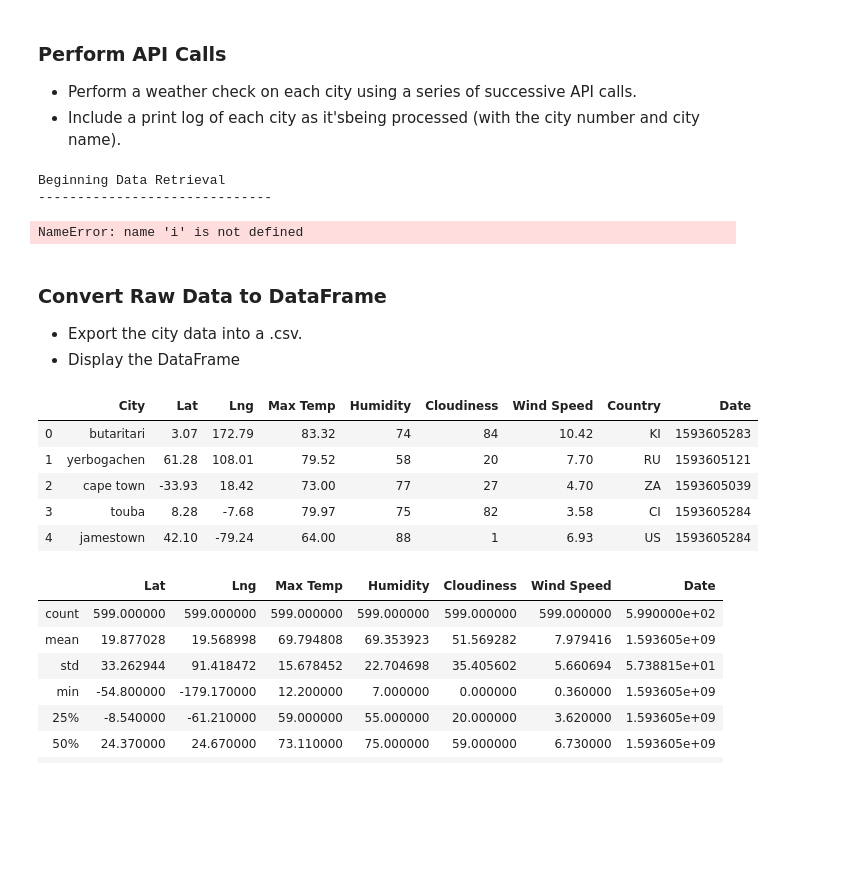
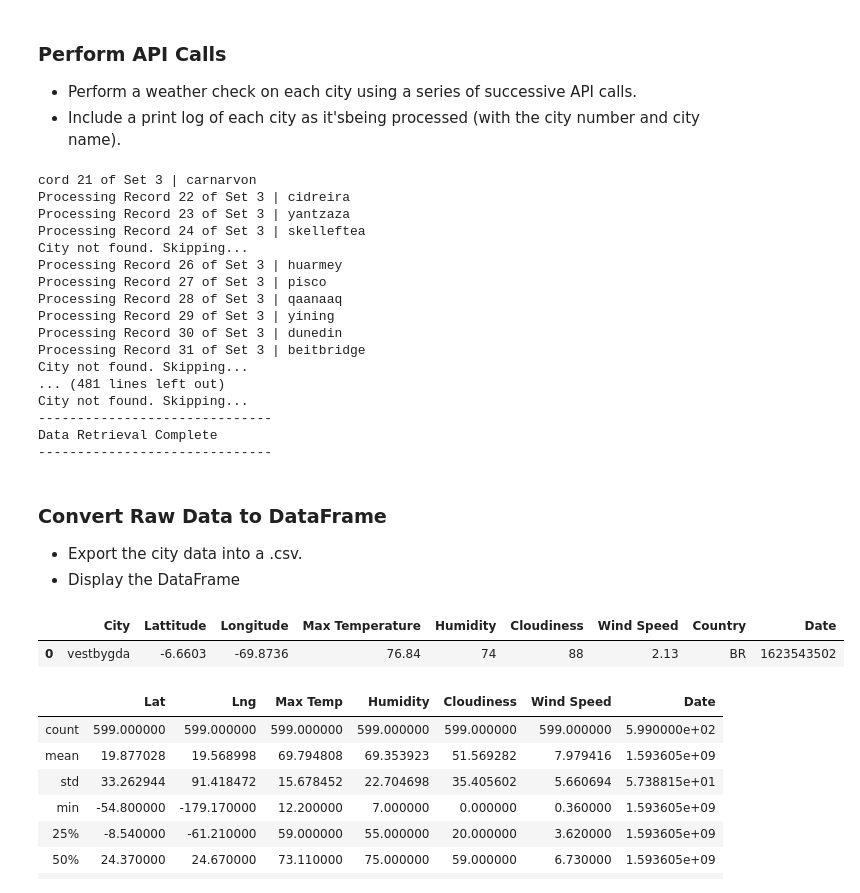
Before and after one commit to ashleighdevito/python-api-challenge, a Jupyter notebook: ClimatePy/WeatherPy_working.ipynb, the cells around one changed output. Drawn from its saved outputs; the diff is of its cells as text; code cells hidden in the pictures; blank space fills up the shorter version.

Commit message:
storing data attempt

```diff
--- a/ClimatePy/WeatherPy_working.ipynb
+++ b/ClimatePy/WeatherPy_working.ipynb
@@ -63,58 +63,68 @@ query_url = f'{url}appid={APIkey}&q='
 cities_weather_data = {'City': [], 'Lattitude': [], 'Longitude': [], 'Max Temperature': [], 'Humidity': [], 'Cloudiness': [], 'Wind Speed': [], 'Country': [], 'Date': []}
 
 print('Beginning Data Retrieval\n------------------------------\n')
-
-i, j = 1
-for city in cities
+i = 1
+j = 1
+for city in cities:
     try:
         city_name = city
         cities_weather = requests.get(query_url + city_name).json()
 
-        cities_weather_data['City'] = city_name
-        cities_weather_data['Lattitude'] = cities_weather['coord']['lat']
-        cities_weather_data['Longitude'] = cities_weather['coord']['lon']
-        cities_weather_data['Max Temperature'] = cities_weather['main']['temp_max']
-        cities_weather_data['Humidity'] = cities_weather['main']['humidity']
-        cities_weather_data['Cloudiness'] = cities_weather['clouds']['all']
-        cities_weather_data['Wind Speed'] = cities_weather['wind']['speed']
-        cities_weather_data['Country'] = cities_weather['sys']['country']
-        cities_weather_data['Date'] = cities_weather['dt']
+        cities_weather_data['City'].append(city_name)
+        cities_weather_data['Lattitude'].append(cities_weather['coord']['lat'])
+        cities_weather_data['Longitude'].append(cities_weather['coord']['lon']
+        cities_weather_data['Max Temperature'].append(cities_weather['main']['temp_max'])
+        cities_weather_data['Humidity'].append(cities_weather['main']['humidity'])
+        cities_weather_data['Cloudiness'].append(cities_weather['clouds']['all'])
+        cities_weather_data['Wind Speed'].append(cities_weather['wind']['speed'])
+        cities_weather_data['Country'].append(cities_weather['sys']['country'])
+        cities_weather_data['Date'].append(cities_weather['dt'])
 
-        print(f'Processing Record {i} of Set {j} | {city_name}')
+        print('Processing Record {:>2} of Set {:>2} | {}'.format(i, j, city_name))
 
     except:
-        print('City not found. Skipping...')
+        print('City data not found. Skipping...')
     pass
 
-    if i = 50:
+    if i == 50:
         time.sleep(65)
+        i = 0
         j += 1
-        i = 0
 
     i += 1
 else:
     print('------------------------------\nData Retrieval Complete\n------------------------------')
 # %% [output]
-Beginning Data Retrieval
+cord 21 of Set 3 | carnarvon
+Processing Record 22 of Set 3 | cidreira
+Processing Record 23 of Set 3 | yantzaza
+Processing Record 24 of Set 3 | skelleftea
+City not found. Skipping...
+Processing Record 26 of Set 3 | huarmey
+Processing Record 27 of Set 3 | pisco
+Processing Record 28 of Set 3 | qaanaaq
+Processing Record 29 of Set 3 | yining
+Processing Record 30 of Set 3 | dunedin
+Processing Record 31 of Set 3 | beitbridge
+City not found. Skipping...
+... (481 lines left out)
+City not found. Skipping...
 ------------------------------
+Data Retrieval Complete
+------------------------------
-NameError: name 'i' is not defined
 # %% [markdown]
 ### Convert Raw Data to DataFrame
 * Export the city data into a .csv.
 * Display the DataFrame
 # %%
-cities_weather_df = pd.DataFrame(data, columns= ['City', 'Lattitude', 'Longitude', 'Max Temperature', 'Humidity', 'Cloudiness', 'Wind Speed', 'Country', 'Date'])
+cities_weather_df = pd.DataFrame(cities_weather_data, columns= ['City', 'Lattitude', 'Longitude', 'Max Temperature', 'Humidity', 'Cloudiness', 'Wind Speed', 'Country', 'Date'])
 
 cities_weather_df.to_csv ('../output/citiesweather.csv', header=True)
 
 cities_weather_df.head()
 # %% [output]
-|  | City | Lat | Lng | Max Temp | Humidity | Cloudiness | Wind Speed | Country | Date |
-| 0 | butaritari | 3.07 | 172.79 | 83.32 | 74 | 84 | 10.42 | KI | 1593605283 |
-| 1 | yerbogachen | 61.28 | 108.01 | 79.52 | 58 | 20 | 7.70 | RU | 1593605121 |
-| 2 | cape town | -33.93 | 18.42 | 73.00 | 77 | 27 | 4.70 | ZA | 1593605039 |
-| 3 | touba | 8.28 | -7.68 | 79.97 | 75 | 82 | 3.58 | CI | 1593605284 |
-| 4 | jamestown | 42.10 | -79.24 | 64.00 | 88 | 1 | 6.93 | US | 1593605284 |
+|  | City | Lattitude | Longitude | Max Temperature | Humidity | Cloudiness | Wind Speed | Country | Date |
+| 0 | vestbygda | -6.6603 | -69.8736 | 76.84 | 74 | 88 | 2.13 | BR | 1623543502 |
 # %%
 # %% [output]
 |  | Lat | Lng | Max Temp | Humidity | Cloudiness | Wind Speed | Date |
```
